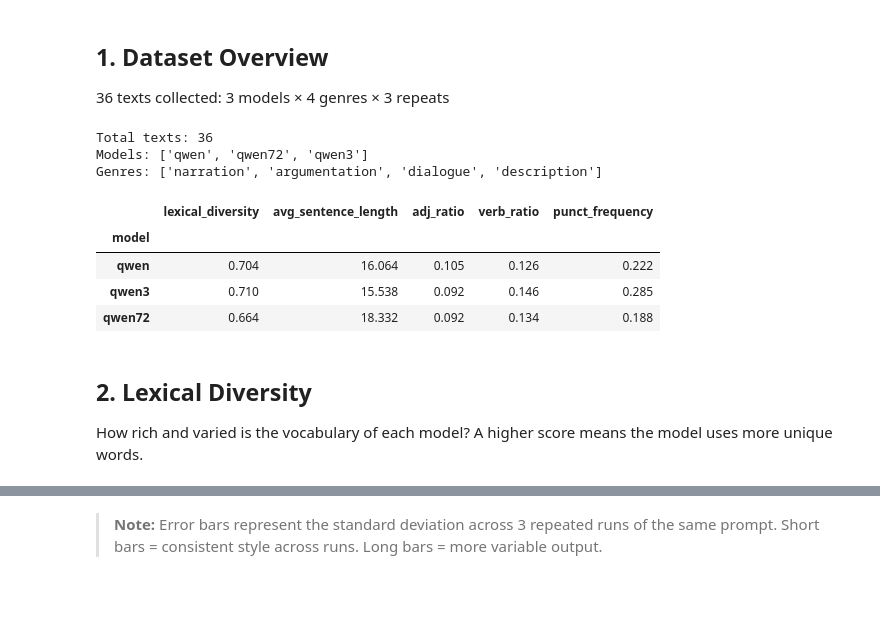
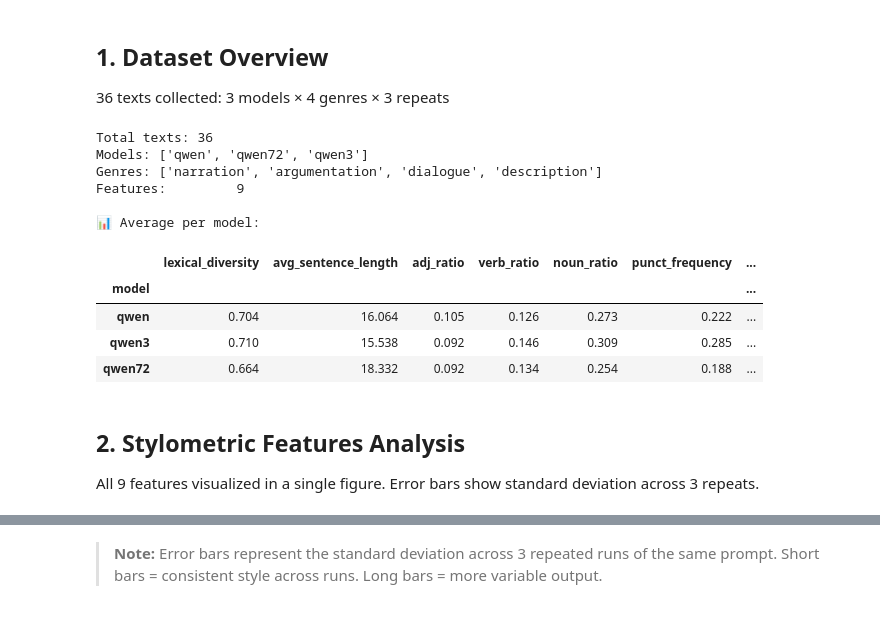
Before and after one commit to dmphuongdoan/Text-Mining-and-Sentiment-Analysis-Project, a Jupyter notebook: notebooks/demo.ipynb, the cells around one changed output, grey strips where cells are left out. Drawn from its saved outputs; the diff is of its cells as text; code cells hidden in the pictures.

```diff
--- a/notebooks/demo.ipynb
+++ b/notebooks/demo.ipynb
@@ -25,20 +25,27 @@ print("✅ Libraries loaded!")
 # %%
 df = load_features("../data/features.csv")
 print(f"Total texts: {len(df)}")
 print(f"Models: {list(df['model'].unique())}")
 print(f"Genres: {list(df['genre'].unique())}")
-df.groupby("model")[["lexical_diversity","avg_sentence_length",
-                      "adj_ratio","verb_ratio","punct_frequency"]].mean().round(3)
+print(f"Features:         {len(df.columns) - 2}")
+print()
+print("📊 Average per model:")
+df.groupby("model")[["lexical_diversity","avg_sentence_length","adj_ratio","verb_ratio", "noun_ratio",
+                     "punct_frequency", "syntactic_depth","sentiment_polarity", "readability"]
+                     ].mean().round(3)
 # %% [output]
 Total texts: 36
 Models: ['qwen', 'qwen72', 'qwen3']
 Genres: ['narration', 'argumentation', 'dialogue', 'description']
+Features:         9
+
+📊 Average per model:
-|  | lexical_diversity | avg_sentence_length | adj_ratio | verb_ratio | punct_frequency |
-| model |  |  |  |  |  |
-| qwen | 0.704 | 16.064 | 0.105 | 0.126 | 0.222 |
-| qwen3 | 0.710 | 15.538 | 0.092 | 0.146 | 0.285 |
-| qwen72 | 0.664 | 18.332 | 0.092 | 0.134 | 0.188 |
+|  | lexical_diversity | avg_sentence_length | adj_ratio | verb_ratio | noun_ratio | punct_frequency | ... |
+| model |  |  |  |  |  |  | ... |
+| qwen | 0.704 | 16.064 | 0.105 | 0.126 | 0.273 | 0.222 | ... |
+| qwen3 | 0.710 | 15.538 | 0.092 | 0.146 | 0.309 | 0.285 | ... |
+| qwen72 | 0.664 | 18.332 | 0.092 | 0.134 | 0.254 | 0.188 | ... |
 # %% [markdown]
-## 2. Lexical Diversity
-How rich and varied is the vocabulary of each model?
-A higher score means the model uses more unique words.
+## 2. Stylometric Features Analysis
+All 9 features visualized in a single figure.
+Error bars show standard deviation across 3 repeats.
```
Also changed, not shown: parts of 24 cells of this notebook, 16 other files.
